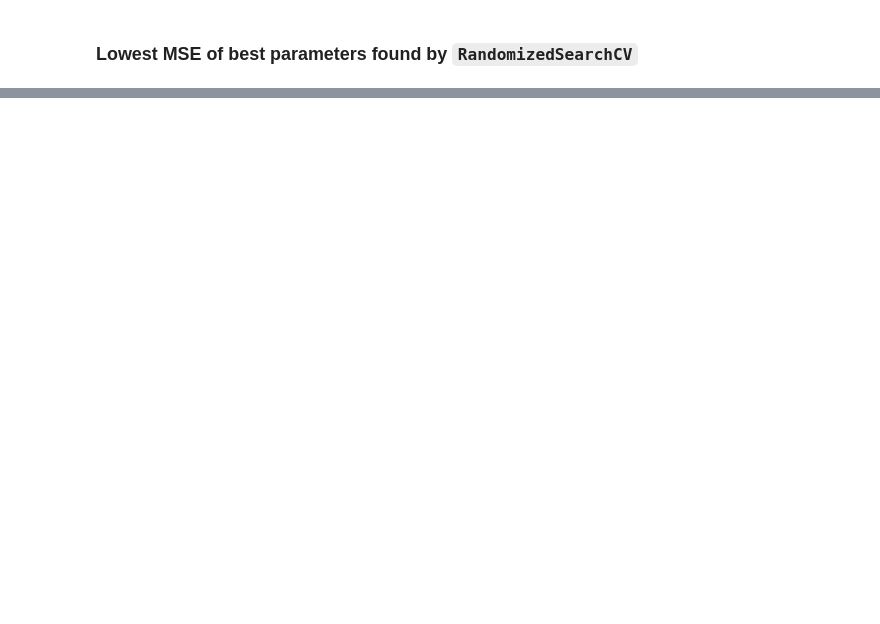
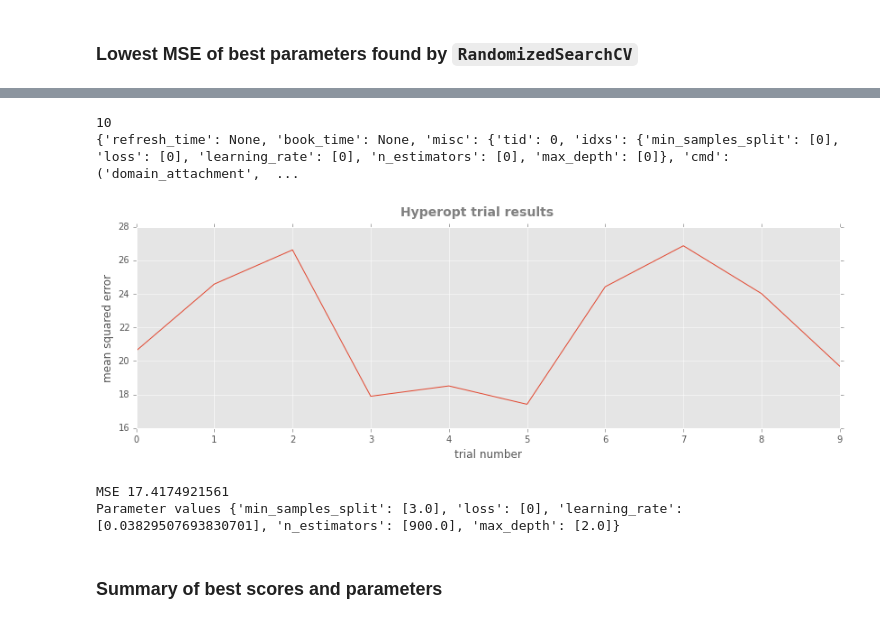
Before and after one commit to Eric-Xu/nycdssg_talks, a Jupyter notebook: 09_01_2015_hyperopt/boston_housing_demo.ipynb, the cells around one changed output, grey strips where cells are left out. Cells and saved outputs as stored; diff of their text form; code cells hidden in the pictures; blank space fills up the shorter version.

Commit message:
add hyperopt example

```diff
--- a/09_01_2015_hyperopt/boston_housing_demo.ipynb
+++ b/09_01_2015_hyperopt/boston_housing_demo.ipynb
@@ -153,0 +193,14 @@ Wall time: 48.7 s
+# %%
+%%time
+
+# instantiate a trials object to keep track of search results
+t = Trials()
+
+# optimize our objective function using the TPE algorithm
+n_trials = 10
+hp_best_params = fmin(cv_score, space, algo=tpe.suggest, trials=t, max_evals=n_trials)
+
+# all optimization results can now be accessed by the trials object
+hp_best_score = t.best_trial["result"]["loss"]
+
+print "\nLowest MSE score {0:0.3f} after {1} trials\nBest parameters {2}".format(hp_best_score, n_trials, hp_best_params)
@@ -153,0 +223,32 @@ Wall time: 48.7 s
+# %%
+# total trials conducted
+print len(t.trials)
+
+# the first trial
+print t.trials[0]
+# %% [output]
+10
+{'refresh_time': None, 'book_time': None, 'misc': {'tid': 0, 'idxs': {'min_samples_split': [0], 'loss': [0], 'learning_rate': [0], 'n_estimators': [0], 'max_depth': [0]}, 'cmd': ('domain_attachment',  ...
+# %%
+# plot the MSE after each trial
+fig = plt.figure(figsize=(14,4))
+fig.suptitle("Hyperopt trial results", fontsize=14, fontweight="bold", color="grey")
+ax = fig.add_subplot(111)
+# ax.xaxis.set_ticks(np.arange(0, 100, 5))
+ax.set_xlabel("trial number")
+ax.set_ylabel("mean squared error")
+ax.plot(t.losses())
+plt.show()
+# %% [output]
+[figure, added]
+# %%
+# inspect the score and parameter values for a single trial
+trial_number = 5
+
+print "MSE", t.trials[trial_number]["result"]["loss"]
+print "Parameter values", t.trials[trial_number]["misc"]["vals"]
+# %% [output]
+MSE 17.4174921561
+Parameter values {'min_samples_split': [3.0], 'loss': [0], 'learning_rate': [0.03829507693830701], 'n_estimators': [900.0], 'max_depth': [2.0]}
+# %% [markdown]
+### Summary of best scores and parameters
```
Also changed, not shown: parts of 7 cells of this notebook.
